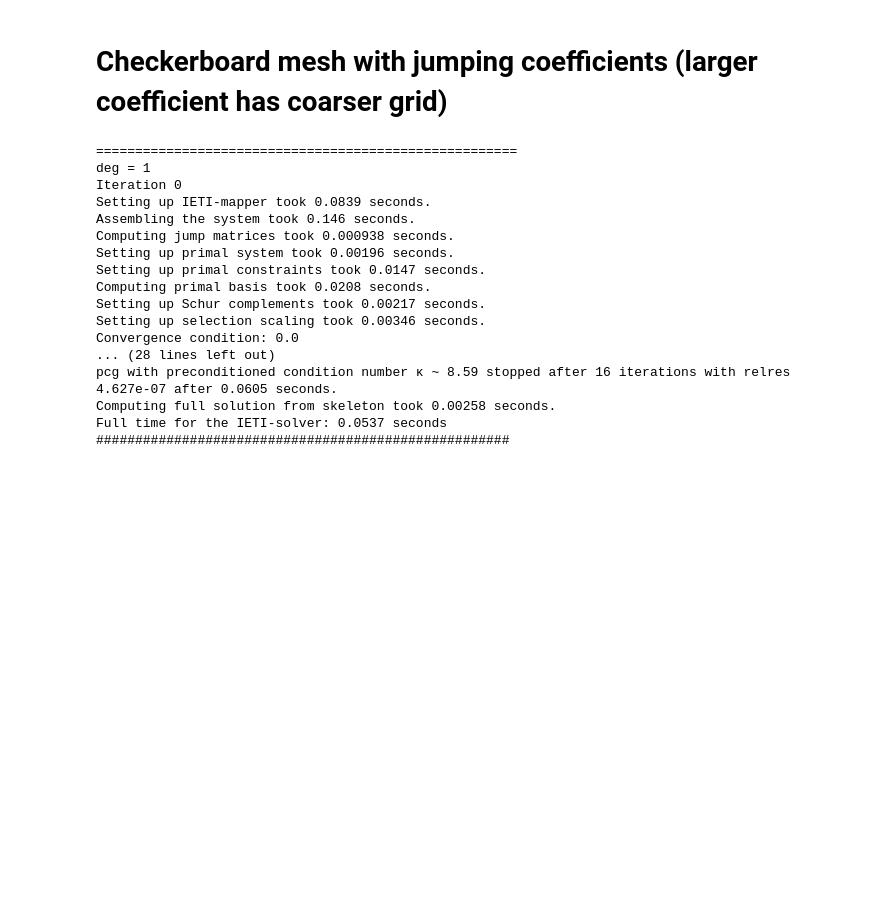
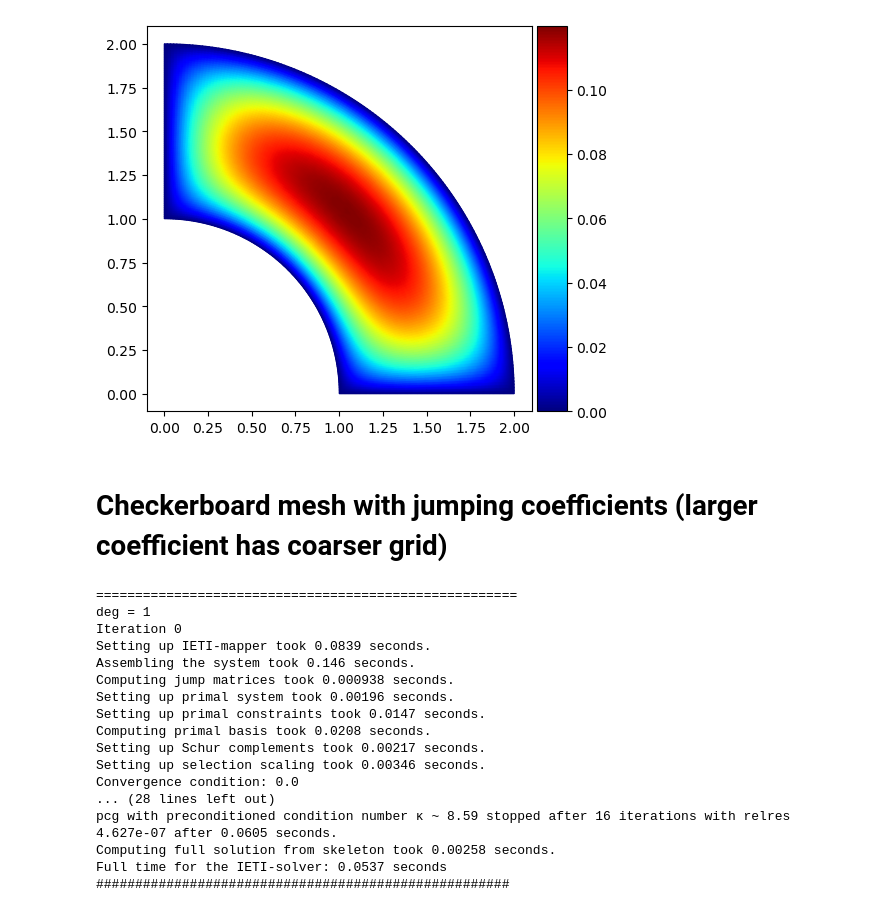
Before and after one commit to Stefan714/pyiga, a Jupyter notebook: notebooks/IETI.ipynb, the cells around one changed output. Drawn from its saved outputs; the diff is of its cells as text; code cells hidden in the pictures; blank space fills up the shorter version.

```diff
--- a/notebooks/IETI.ipynb
+++ b/notebooks/IETI.ipynb
@@ -595,3 +612,31 @@ def EdgePreconditionerOP(IMap, A, B, C):
         M[i] = X @ solver @ X.T
 
     return operators.SumOperator(M)
+# %%
+def solveIETI(M, dir_data, f, a):
+    IMap = IetiMapper(M, dir_data)
+    IMap.parametersort(a)
+
+    A, RHS = IMap.assemble(a=a,f=f)
+    N = [A.shape[0] for A in A]
+    B, eliminated_constraints = IMap.ConstraintMatrices(redundant=False)
+
+    SD = ScaledDirichletPreconditioner(A, B, IMap)
+
+    primal = PrimalSystem(IMap.nodes_as_primals())
+    A, B, RHS, C = primal.incorporate_PrimalConstraints(A, B, RHS, IMap)
+    loc_solver = primal.compute_PrimalBasis(A, B, RHS)
+
+    A.append(primal.A_prim), B.append(primal.B_prim), RHS.append(primal.RHS_prim)
+    loc_solver.append(solvers.make_solver(primal.A_prim, spd=True, symm=True)), N.append(primal.A_prim.shape[0])
+
+    I = IetiSystem(A, B, RHS, N, loc_solver)
+    F, b = I.SchurComplement(), I.RHSforSchurComplement()
+
+    SD.setupSelectionScaling()
+    lam, it, min_eig, max_eig, r = solvers.pcg(F, b, x0=None, maxiter=2000, P=SD.prec(), output=True, rtol=1e-6, atol=1e-12)
+
+    u = I.constructSolutionFromLagrangeMultipliers(lam)
+    u = primal.distributePrimalSolution(u)
+    u = IMap.completeDirichlet(u)
+    return np.concatenate(u), abs(max_eig/min_eig), it
@@ -597,0 +658,4 @@ def EdgePreconditionerOP(IMap, A, B, C):
+# %%
+f = {0: lambda x,y: 1.}
+a = {0:1.}
+dir_data = {0:0.}
@@ -598,3 +702,7 @@ def EdgePreconditionerOP(IMap, A, B, C):
+# %%
+MP.plot(u);
+# %% [output]
+[figure, added]
 # %% [markdown]
 # Checkerboard mesh with jumping coefficients (larger coefficient has coarser grid)
 # %%
```
Also changed, not shown: parts of 30 cells of this notebook, 3 other files.
